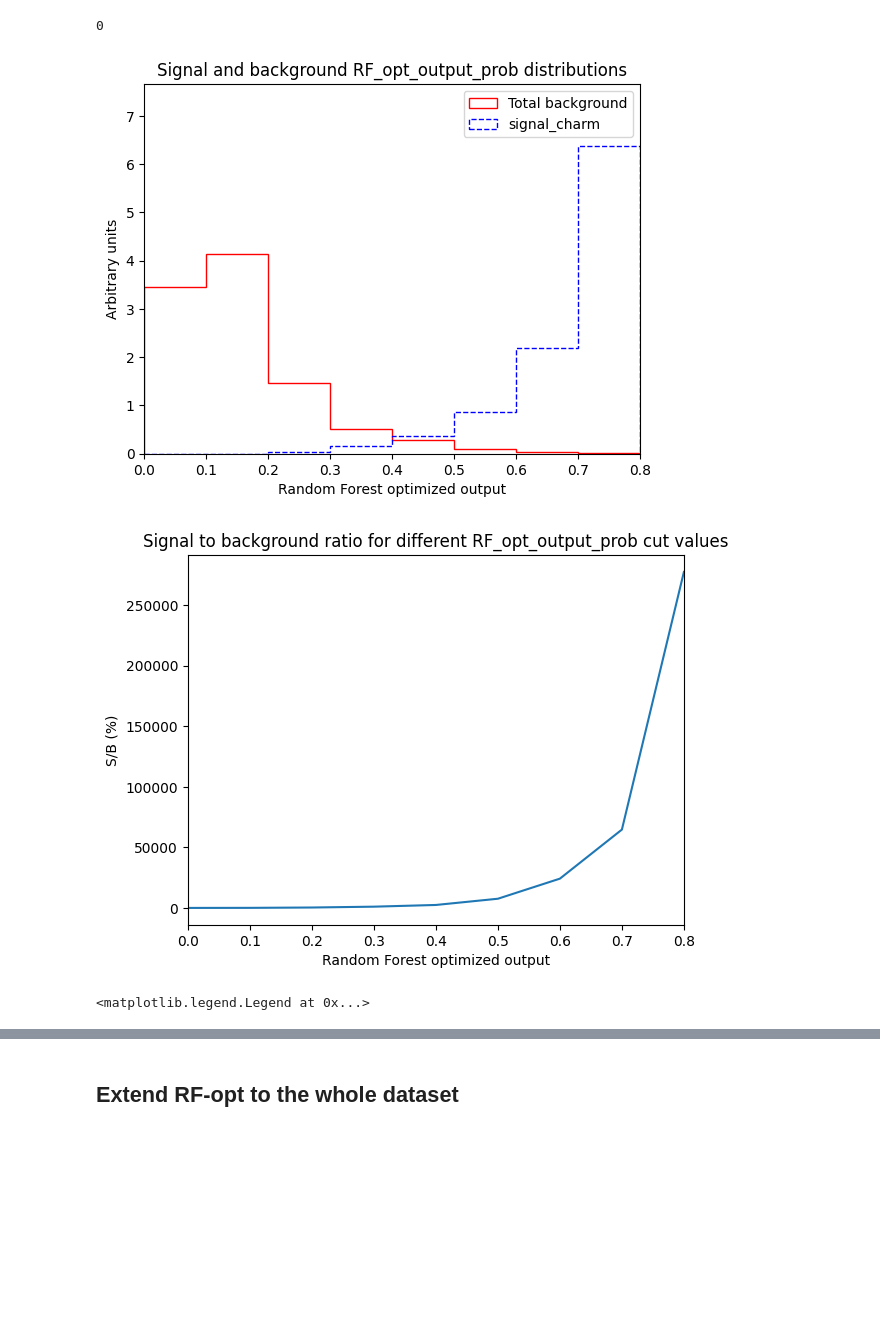
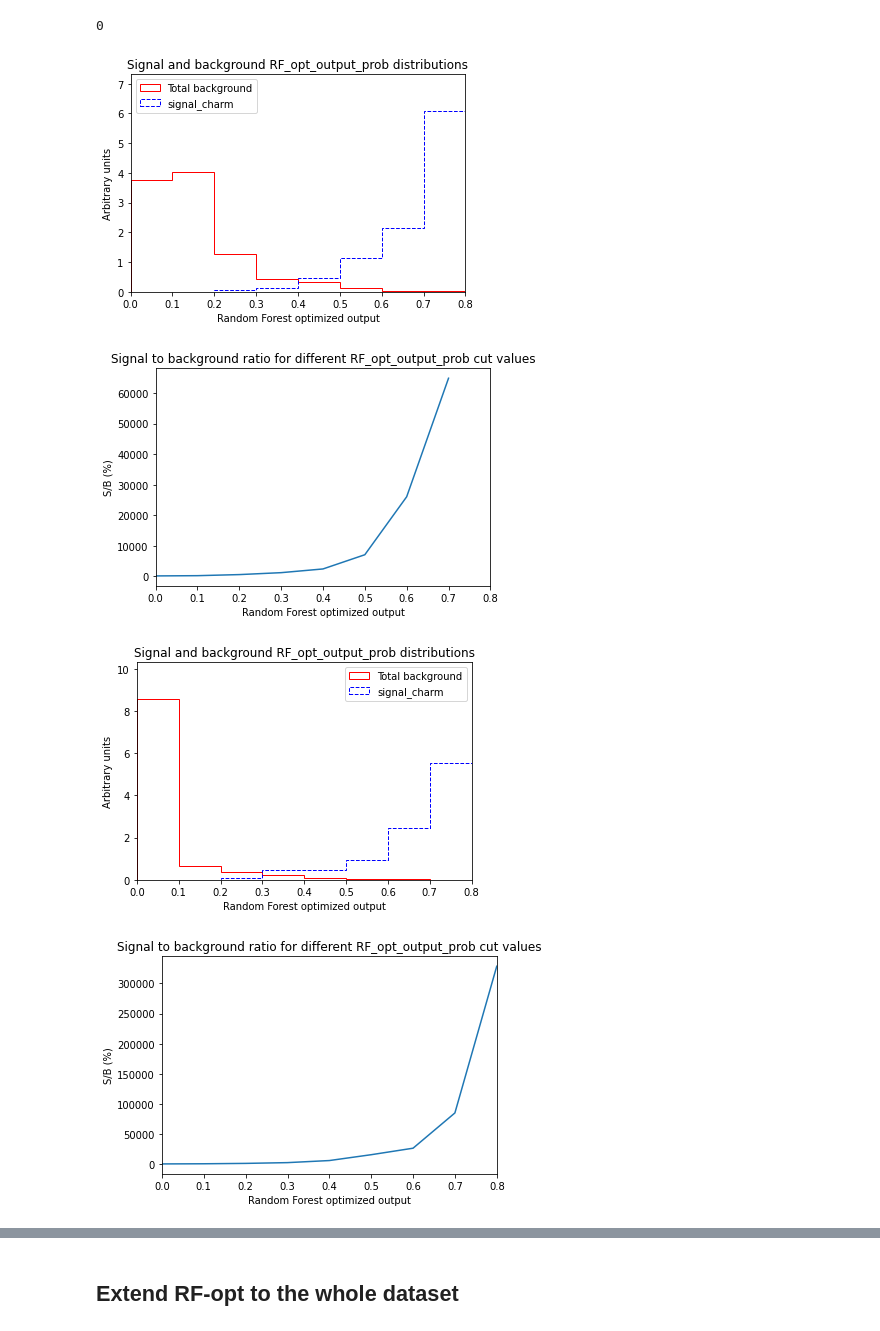
Before and after one commit to mghasemi19/TopFC, a Jupyter notebook: BDT_weight/RF_TopFC_main_bkg_analysis.ipynb, the cells around one changed output, grey strips where cells are left out. Drawn from its saved outputs; the diff is of its cells as text; code cells hidden in the pictures; blank space fills up the shorter version.

```diff
--- a/BDT_weight/RF_TopFC_main_bkg_analysis.ipynb
+++ b/BDT_weight/RF_TopFC_main_bkg_analysis.ipynb
@@ -490,7 +493,7 @@ pprint(random_grid)
 # %%
 # Use the random grid to search for best hyperparameters
 # First create the base model to tune
-rf = RandomForestRegressor(random_state = 42)
+rf = RandomForestClassifier(random_state = 42)
 # Random search of parameters, using 3 fold cross validation,
 # search across 100 different combinations, and use all available cores
 rf_random = RandomizedSearchCV(estimator=rf, param_distributions=random_grid,
@@ -719,37 +690,53 @@ df_all[df_all['isSignal']==1].head(10)
 print(len(df_all[(df_all['isSignal'] == 0) & (df_all['dense_RF_opt']==1)]))
 # %% [output]
 0
+# %%
+# add RF probability
+y_tot_prob_RF_opt_fit = best_random_fit.predict_proba(scaler.transform(X))[:,1]
+y_tot_RF_opt_fit = best_random_fit.predict(scaler.transform(X)).round()
+cumulative_events = 0 # start counter for total number of events for which output is saved
+for key in filename.keys(): # loop over samples
+    df[key]['RF_opt_output_prob'] = y_tot_prob_RF_opt_fit[cumulative_events:cumulative_events+len(df[key])]
+    df[key]['RF_opt_output'] = y_tot_RF_opt_fit[cumulative_events:cumulative_events+len(df[key])]
+    cumulative_events += len(df[key]) # increment counter for total number of events
+    #print(df[key]['RF_output']) # print the dataframe column NN_output
+
+# probability and significance plots
+RF_opt_output_prob = { # dictionary containing plotting parameters for the mllll histogram
+    # change plotting parameters
+    'bin_width':0.1, # width of each histogram bin
+    'num_bins':8, # number of histogram bins
+    'xrange_min':0, # minimum on x-axis
+    'xlabel':'Random Forest optimized output', # x-axis label
+}
+
+SoverB_hist_dict = {'RF_opt_output_prob':RF_opt_output_prob}
+plot_SoverB(df, SoverB_hist_dict)
+# %% [output]
+[figure, added]
+[figure, added]
 # %%
 # add RF probability
-y_tot_prob_RF_opt = best_random.predict(scaler.transform(X))
+y_tot_prob_RF_opt = best_random.predict_proba(scaler.transform(X))[:,1]
 y_tot_RF_opt = best_random.predict(scaler.transform(X)).round()
 cumulative_events = 0 # start counter for total number of events for which output is saved
 for key in filename.keys(): # loop over samples
     df[key]['RF_opt_output_prob'] = y_tot_prob_RF_opt[cumulative_events:cumulative_events+len(df[key])]
     df[key]['RF_opt_output'] = y_tot_RF_opt[cumulative_events:cumulative_events+len(df[key])]
     cumulative_events += len(df[key]) # increment counter for total number of events
     #print(df[key]['RF_output']) # print the dataframe column NN_output
 
 # probability and significance plots
 RF_opt_output_prob = { # dictionary containing plotting parameters for the mllll histogram
     # change plotting parameters
     'bin_width':0.1, # width of each histogram bin
     'num_bins':8, # number of histogram bins
     'xrange_min':0, # minimum on x-axis
     'xlabel':'Random Forest optimized output', # x-axis label
 }
 
 SoverB_hist_dict = {'RF_opt_output_prob':RF_opt_output_prob}
 plot_SoverB(df, SoverB_hist_dict)
-
-# plot ROC curve
-plt.plot(fpr_rf_opt, tpr_rf_opt, label='Random Forest optimized') # plot random forest ROC
-plt.plot([0, 1], [0, 1], linestyle='dotted', color='grey', label='Luck') # plot diagonal line to indicate luck
-plt.xlabel('False Positive Rate') # x-axis label
-plt.ylabel('True Positive Rate') # y-axis label
-plt.grid() # add a grid to the plot
-plt.legend() # add a legend
 # %% [output]
-[figure, old version]
+[figure, new version]
-[figure, old version]
+[figure, new version]
-<matplotlib.legend.Legend at 0x...>
```
Also changed, not shown: parts of 23 cells of this notebook, 4 other files.
